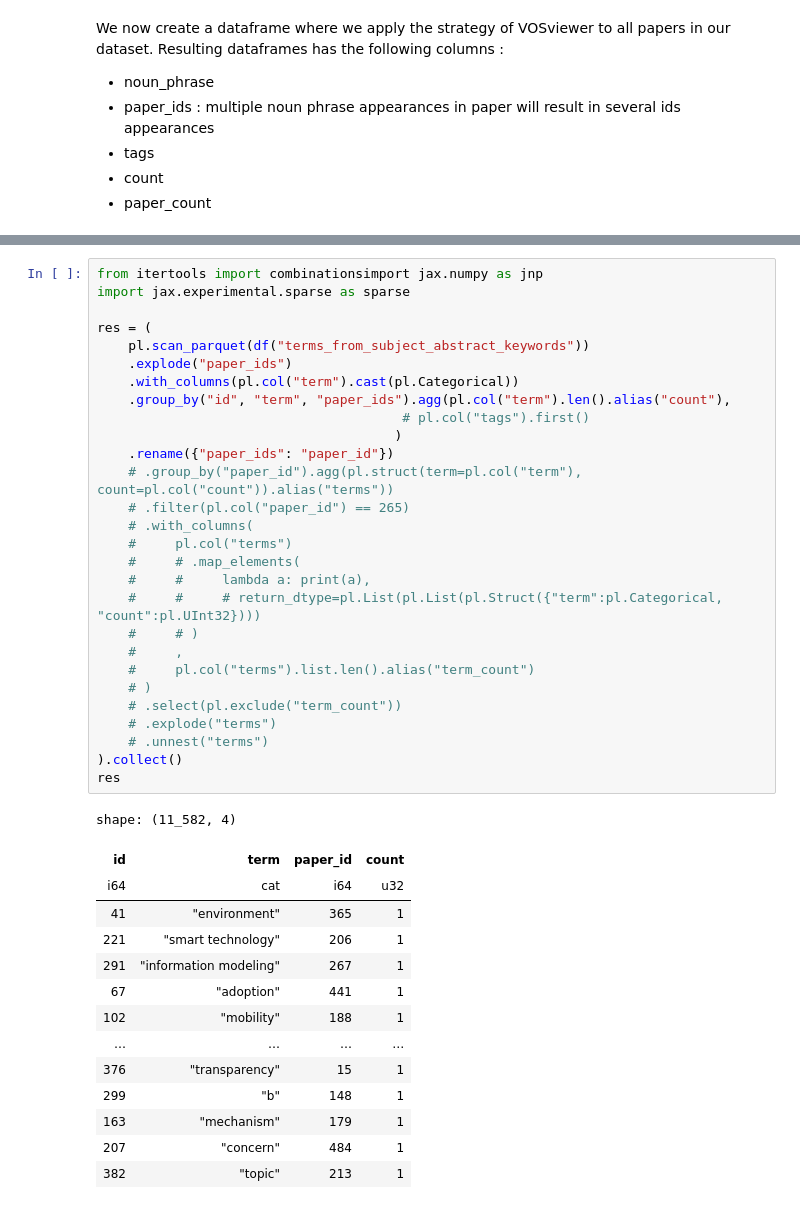
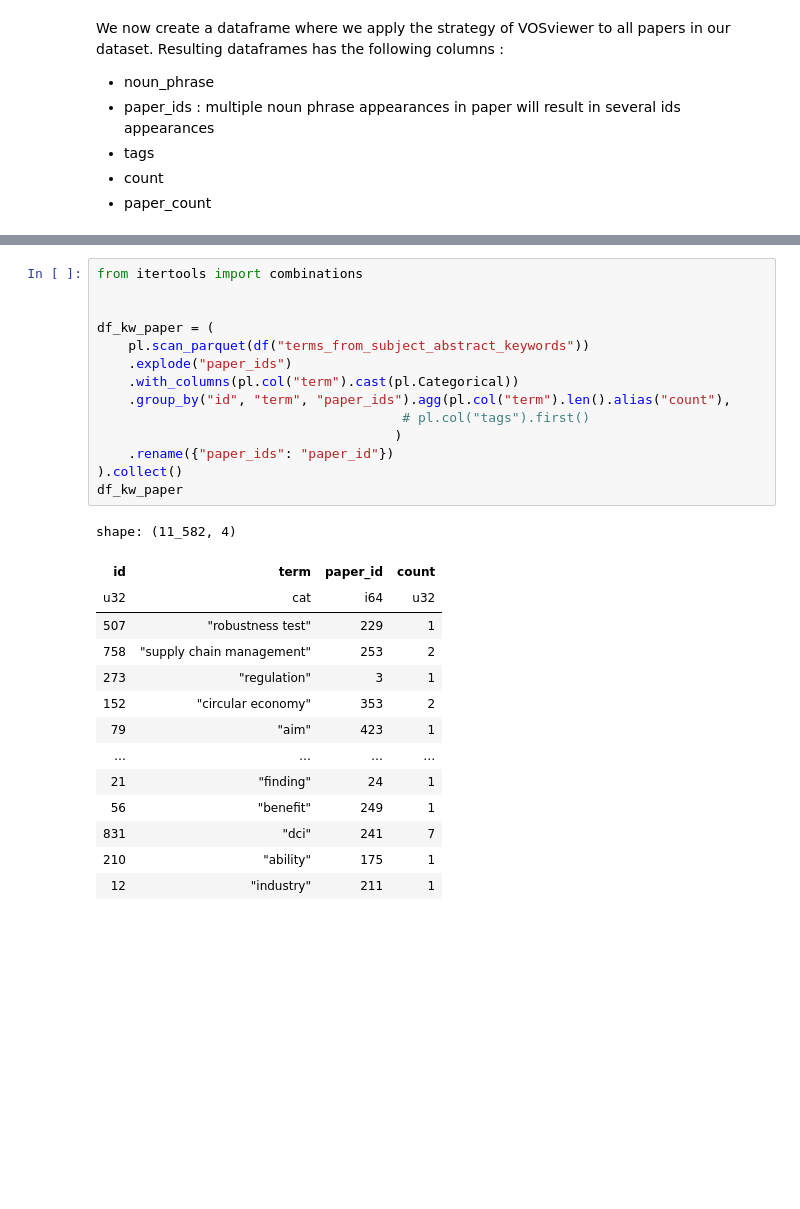
Before and after one commit to ShaitanLyss/pfe-literature-review-2024, a Jupyter notebook: text_mining.ipynb, the cells around one changed output, grey strips where cells are left out. Cells and saved outputs as stored; diff of their text form; blank space fills up the shorter version.

```diff
--- a/text_mining.ipynb
+++ b/text_mining.ipynb
@@ -343,44 +354,30 @@ shape: (872, 6)
 # %%
-from itertools import combinationsimport jax.numpy as jnp
-import jax.experimental.sparse as sparse
+from itertools import combinations
 
-res = (
+
+df_kw_paper = (
     pl.scan_parquet(df("terms_from_subject_abstract_keywords"))
     .explode("paper_ids")
     .with_columns(pl.col("term").cast(pl.Categorical))
     .group_by("id", "term", "paper_ids").agg(pl.col("term").len().alias("count"),
                                        # pl.col("tags").first()
                                       )
     .rename({"paper_ids": "paper_id"})
-    # .group_by("paper_id").agg(pl.struct(term=pl.col("term"), count=pl.col("count")).alias("terms"))
-    # .filter(pl.col("paper_id") == 265)
-    # .with_columns(
-    #     pl.col("terms")
-    #     # .map_elements(
-    #     #     lambda a: print(a),
-    #     #     # return_dtype=pl.List(pl.List(pl.Struct({"term":pl.Categorical, "count":pl.UInt32})))
-    #     # )
-    #     ,
-    #     pl.col("terms").list.len().alias("term_count")
-    # )
-    # .select(pl.exclude("term_count"))
-    # .explode("terms")
-    # .unnest("terms")
 ).collect()
-res
+df_kw_paper
 # %% [output]
 shape: (11_582, 4)
 | id | term | paper_id | count |
-| i64 | cat | i64 | u32 |
-| 41 | "environment" | 365 | 1 |
-| 221 | "smart technology" | 206 | 1 |
-| 291 | "information modeling" | 267 | 1 |
-| 67 | "adoption" | 441 | 1 |
-| 102 | "mobility" | 188 | 1 |
+| u32 | cat | i64 | u32 |
+| 507 | "robustness test" | 229 | 1 |
+| 758 | "supply chain management" | 253 | 2 |
+| 273 | "regulation" | 3 | 1 |
+| 152 | "circular economy" | 353 | 2 |
+| 79 | "aim" | 423 | 1 |
 | … | … | … | … |
-| 376 | "transparency" | 15 | 1 |
-| 299 | "b" | 148 | 1 |
-| 163 | "mechanism" | 179 | 1 |
-| 207 | "concern" | 484 | 1 |
-| 382 | "topic" | 213 | 1 |
+| 21 | "finding" | 24 | 1 |
+| 56 | "benefit" | 249 | 1 |
+| 831 | "dci" | 241 | 7 |
+| 210 | "ability" | 175 | 1 |
+| 12 | "industry" | 211 | 1 |
 # %%
```
Also changed, not shown: parts of 24 cells of this notebook, 5 other files.
